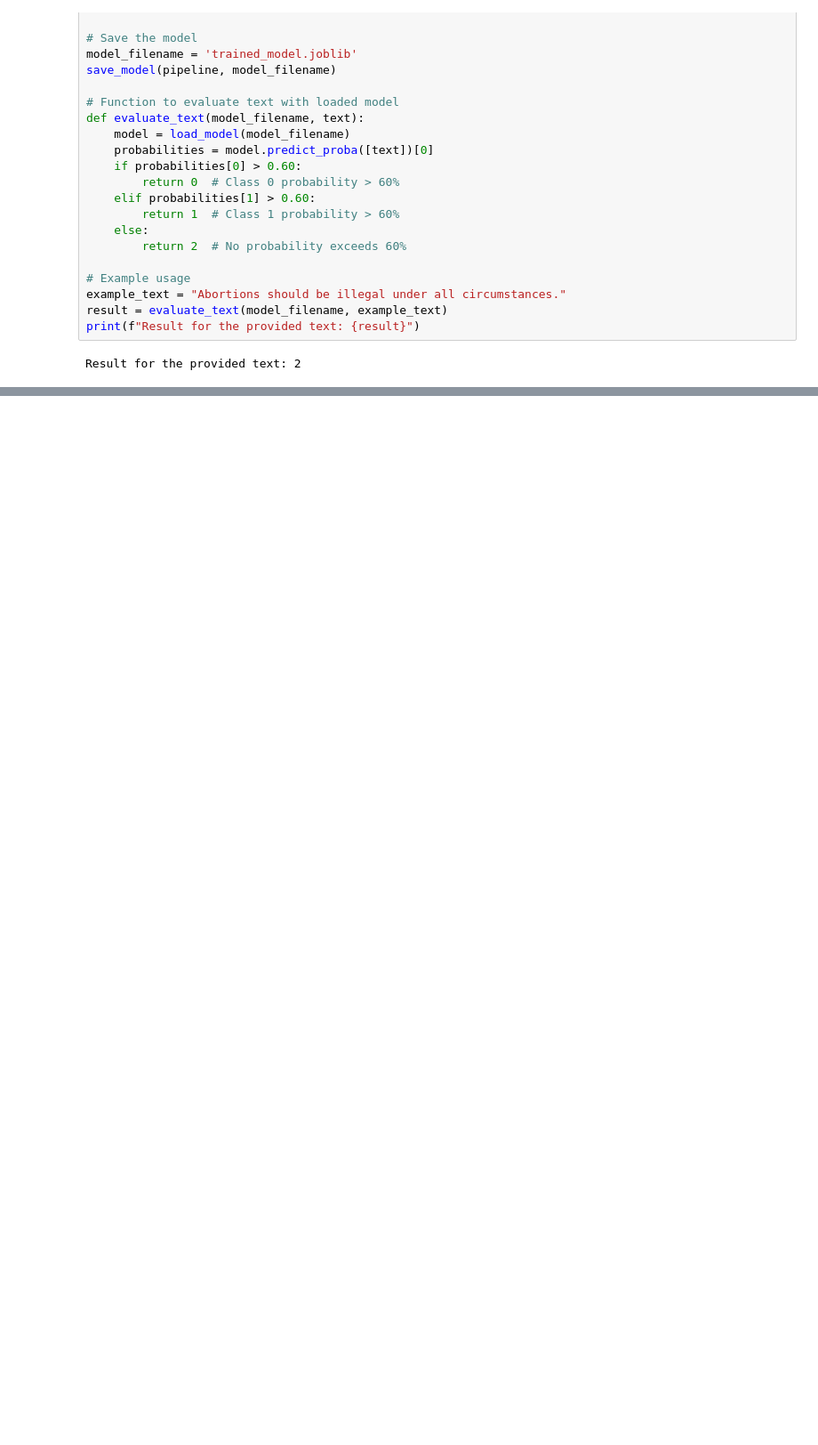
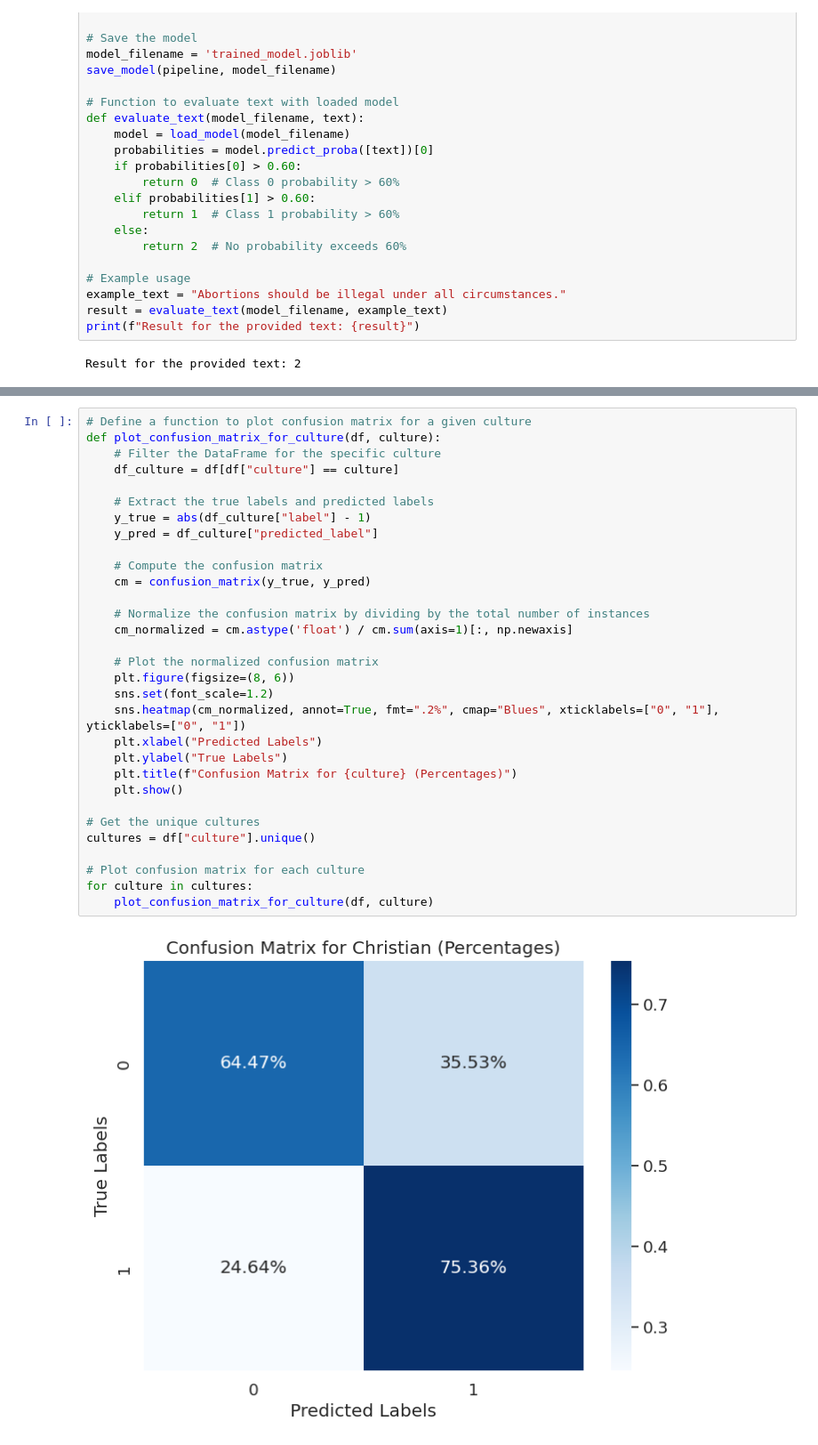
Before and after one commit to shelly-serafimovich/Data-analysis-and-presentation-laboratory---HW1---00094295, a Jupyter notebook: ML_Moral_Judgment_and_Liability_Project.ipynb, the cells around one changed output, grey strips where cells are left out. Shown at 89% size. Saved outputs shown, nothing was run; the diff lists cells and outputs as text; blank space fills up the shorter version.

```diff
--- a/ML_Moral_Judgment_and_Liability_Project.ipynb
+++ b/ML_Moral_Judgment_and_Liability_Project.ipynb
@@ -483,0 +566,33 @@ Result for the provided text: 2
+# %%
+# Define a function to plot confusion matrix for a given culture
+def plot_confusion_matrix_for_culture(df, culture):
+    # Filter the DataFrame for the specific culture
+    df_culture = df[df["culture"] == culture]
+
+    # Extract the true labels and predicted labels
+    y_true = abs(df_culture["label"] - 1)
+    y_pred = df_culture["predicted_label"]
+
+    # Compute the confusion matrix
+    cm = confusion_matrix(y_true, y_pred)
+
+    # Normalize the confusion matrix by dividing by the total number of instances
+    cm_normalized = cm.astype('float') / cm.sum(axis=1)[:, np.newaxis]
+
+    # Plot the normalized confusion matrix
+    plt.figure(figsize=(8, 6))
+    sns.set(font_scale=1.2)
+    sns.heatmap(cm_normalized, annot=True, fmt=".2%", cmap="Blues", xticklabels=["0", "1"], yticklabels=["0", "1"])
+    plt.xlabel("Predicted Labels")
+    plt.ylabel("True Labels")
+    plt.title(f"Confusion Matrix for {culture} (Percentages)")
+    plt.show()
+
+# Get the unique cultures
+cultures = df["culture"].unique()
+
+# Plot confusion matrix for each culture
+for culture in cultures:
+    plot_confusion_matrix_for_culture(df, culture)
+# %% [output]
+[figure, added]
```
Also changed, not shown: parts of 22 cells of this notebook.
